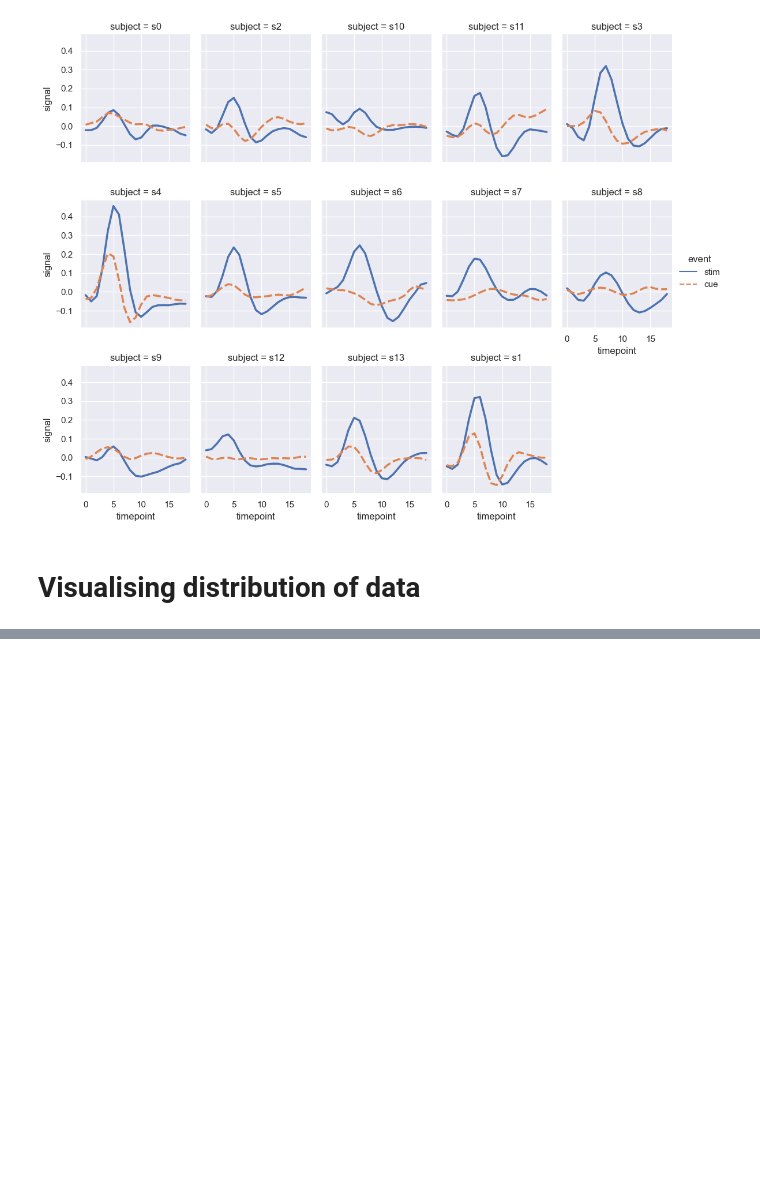
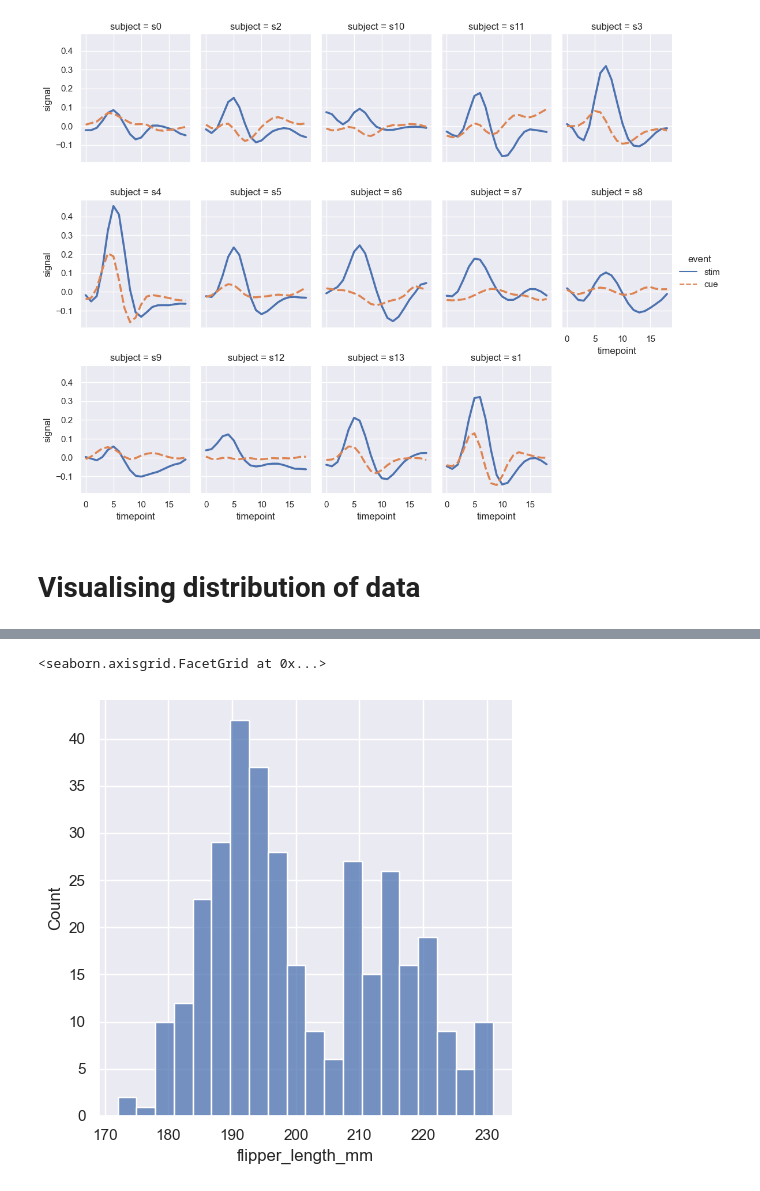
Before and after one commit to KAJAL3027/digipodium, a Jupyter notebook: homework.ipynb, the cells around one changed output, grey strips where cells are left out. Saved outputs shown, nothing was run; the diff lists cells and outputs as text; code cells hidden in the pictures; blank space fills up the shorter version.

```diff
--- a/homework.ipynb
+++ b/homework.ipynb
@@ -231,0 +244,5 @@ sns.relplot(
+# %%
+sns.displot(penguins, x="flipper_length_mm", bins=20)
+# %% [output]
+<seaborn.axisgrid.FacetGrid at 0x...>
+[figure, added]
```
Also changed, not shown: parts of 13 cells of this notebook, 1 other file.
